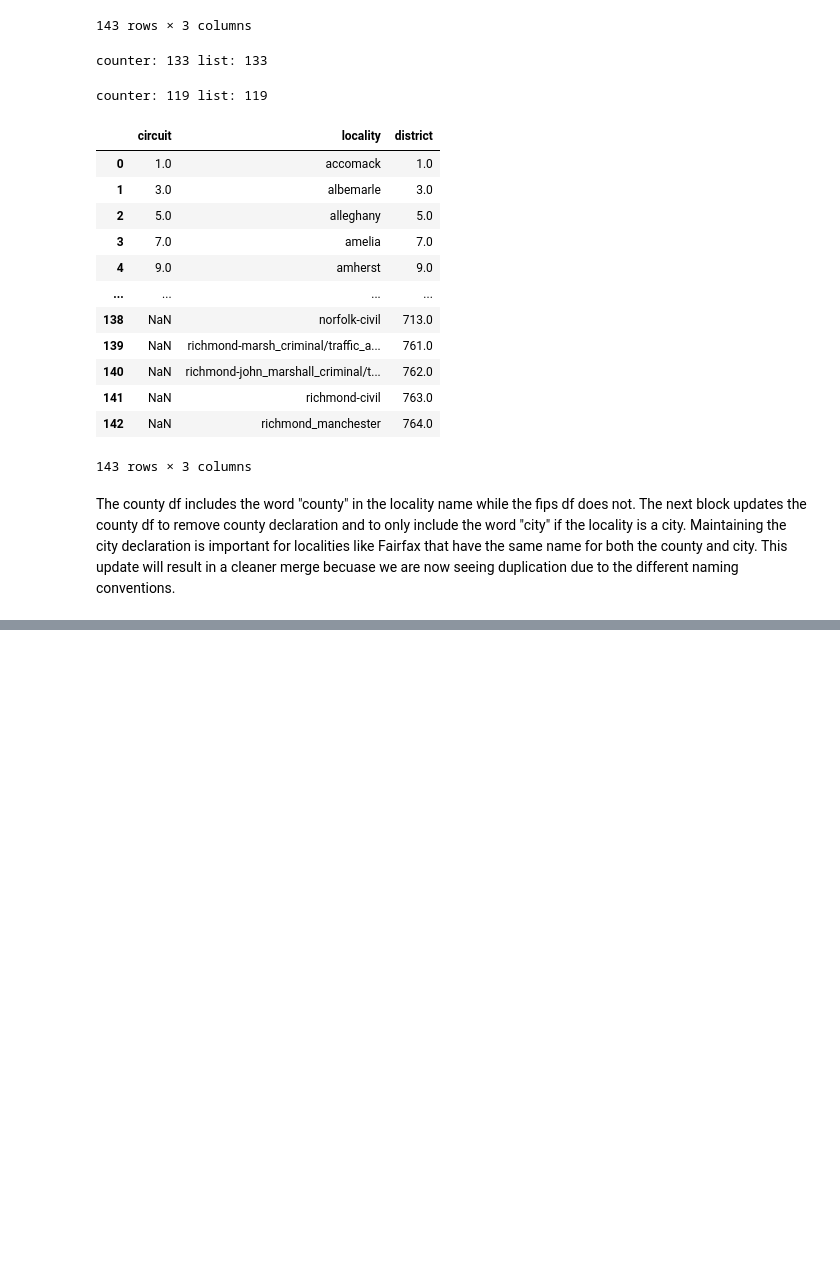
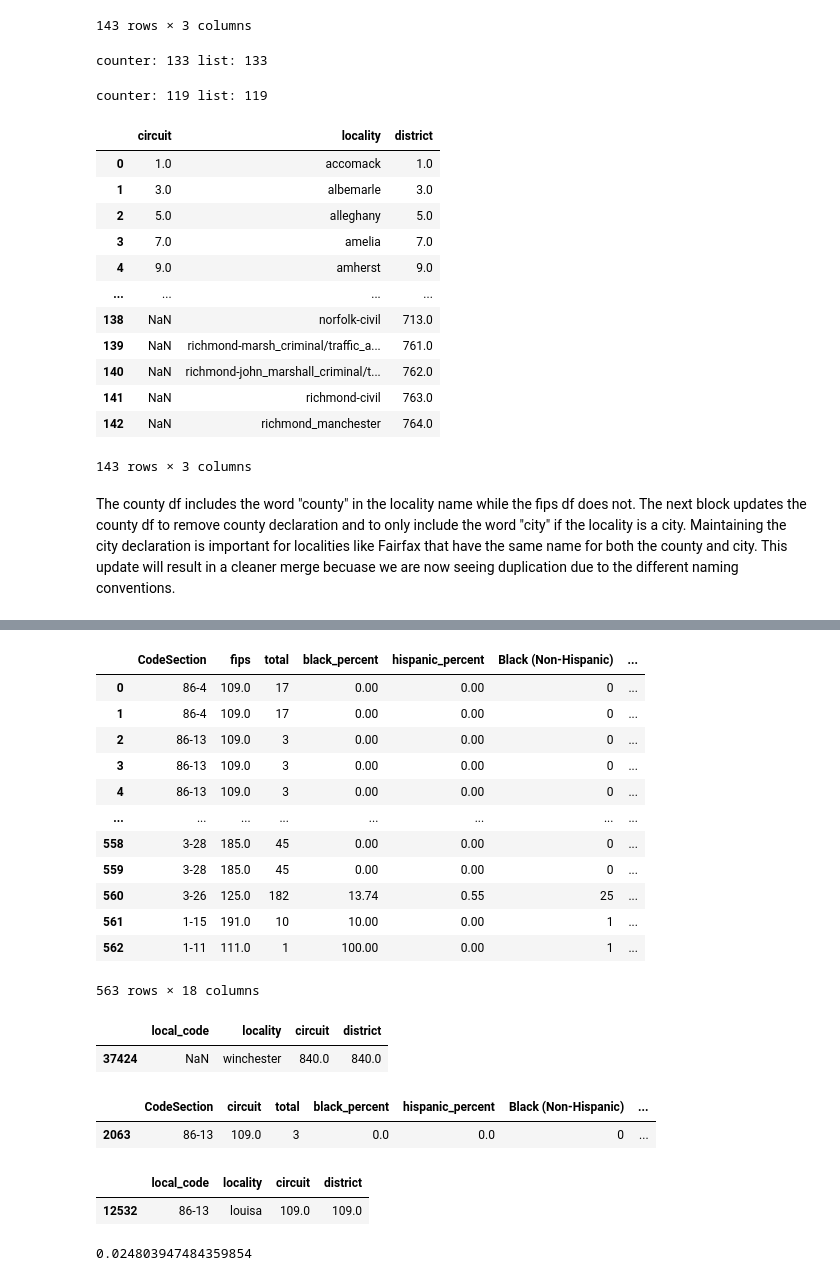
Before and after one commit to code-for-charlottesville/expungementcapstone, a Jupyter notebook: april_6.ipynb, the cells around one changed output, grey strips where cells are left out. Cells and saved outputs as stored; diff of their text form; code cells hidden in the pictures; blank space fills up the shorter version.

```diff
--- a/april_6.ipynb
+++ b/april_6.ipynb
@@ -295,0 +332,37 @@ localities.sort()
+# %%
+# merge data
+merged_data = pd.merge(expunge, result.drop_duplicates(), left_on=["CodeSection", "fips"], right_on=["local_code", "circuit"], indicator="matched")
+merged_data
+# %% [output]
+|  | CodeSection | fips | total | black_percent | hispanic_percent | Black (Non-Hispanic) | ... |
+| 0 | 86-4 | 109.0 | 17 | 0.00 | 0.00 | 0 | ... |
+| 1 | 86-4 | 109.0 | 17 | 0.00 | 0.00 | 0 | ... |
+| 2 | 86-13 | 109.0 | 3 | 0.00 | 0.00 | 0 | ... |
+| 3 | 86-13 | 109.0 | 3 | 0.00 | 0.00 | 0 | ... |
+| 4 | 86-13 | 109.0 | 3 | 0.00 | 0.00 | 0 | ... |
+| ... | ... | ... | ... | ... | ... | ... | ... |
+| 558 | 3-28 | 185.0 | 45 | 0.00 | 0.00 | 0 | ... |
+| 559 | 3-28 | 185.0 | 45 | 0.00 | 0.00 | 0 | ... |
+| 560 | 3-26 | 125.0 | 182 | 13.74 | 0.55 | 25 | ... |
+| 561 | 1-15 | 191.0 | 10 | 10.00 | 0.00 | 1 | ... |
+| 562 | 1-11 | 111.0 | 1 | 100.00 | 0.00 | 1 | ... |
+563 rows × 18 columns
+# %%
+result[result["locality"] == "winchester"]
+# %% [output]
+|  | local_code | locality | circuit | district |
+| 37424 | NaN | winchester | 840.0 | 840.0 |
+# %%
+expunge[(expunge["CodeSection"] == "86-13") & (expunge["circuit"] == 109)]
+# %% [output]
+|  | CodeSection | circuit | total | black_percent | hispanic_percent | Black (Non-Hispanic) | ... |
+| 2063 | 86-13 | 109.0 | 3 | 0.0 | 0.0 | 0 | ... |
+# %%
+result[(result["local_code"] == "86-13") & (result["circuit"] == 109)].drop_duplicates()
+# %% [output]
+|  | local_code | locality | circuit | district |
+| 12532 | 86-13 | louisa | 109.0 | 109.0 |
+# %%
+563/22698
+# %% [output]
+0.024803947484359854
```
Also changed, not shown: parts of 5 cells of this notebook.
